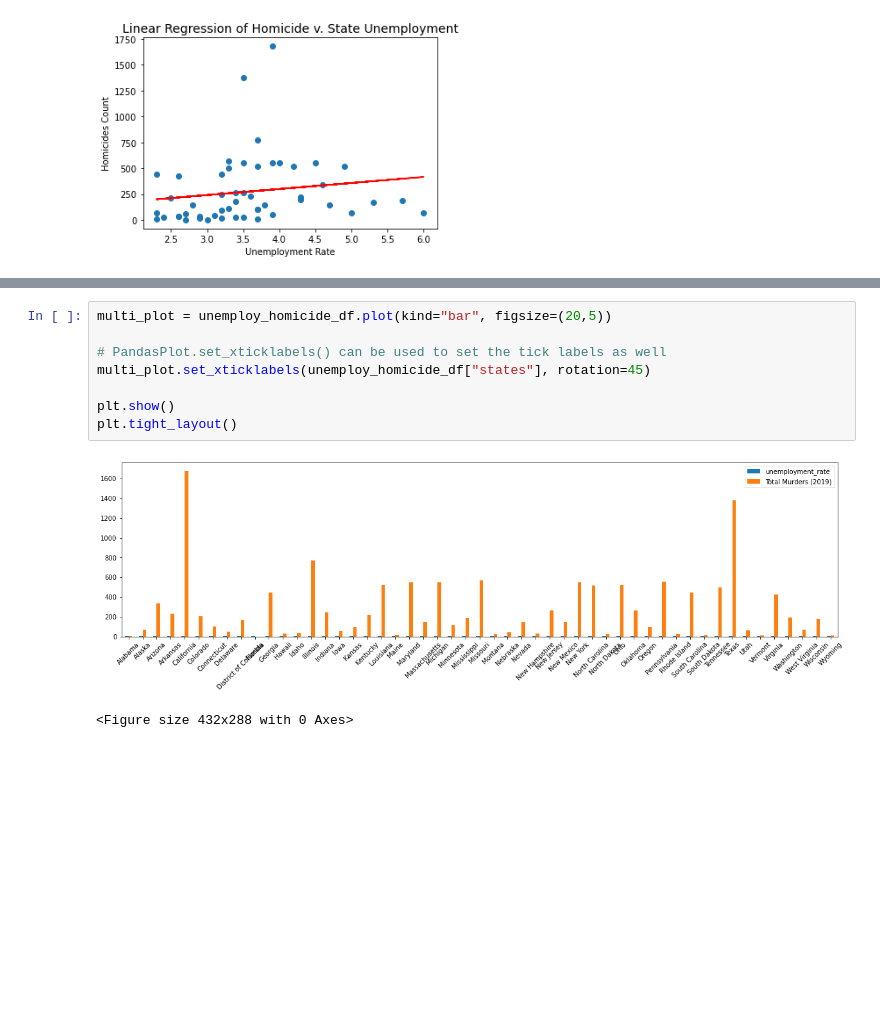
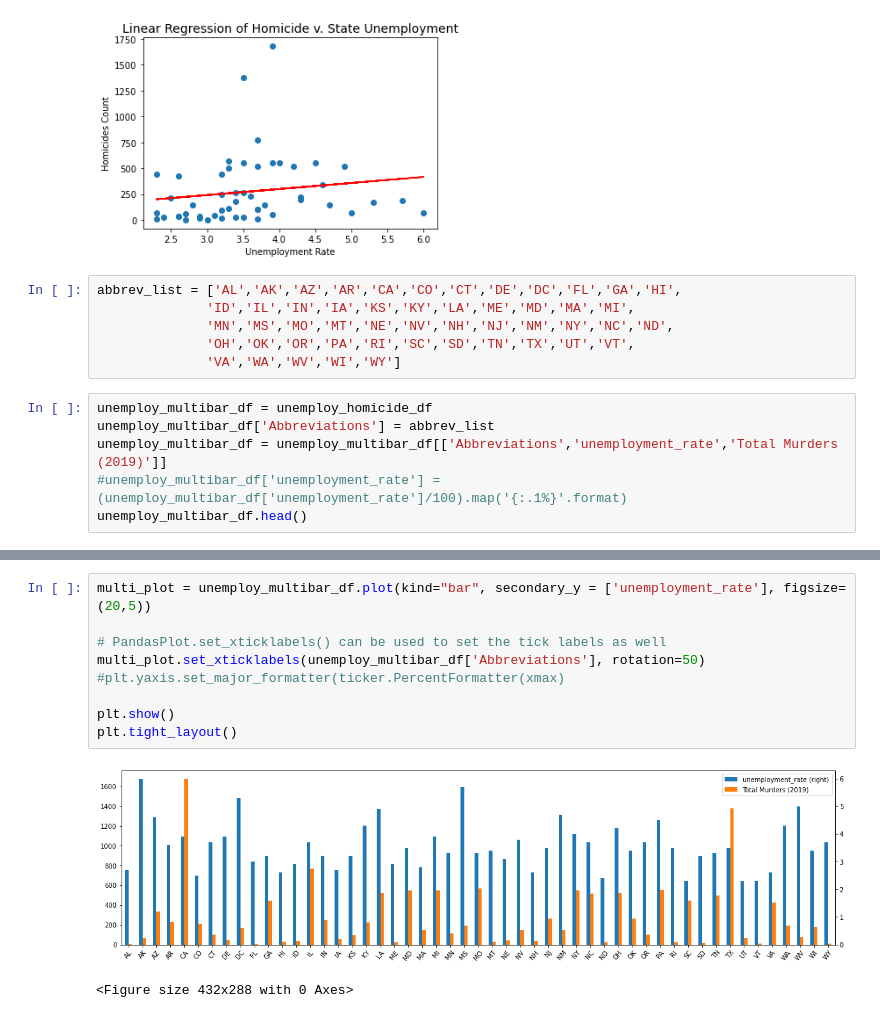
Before and after one commit to akarpie96/CrimeStats, a Jupyter notebook: State_unemployment_NikoEdit_012921.ipynb, the cells around one changed output, grey strips where cells are left out. Saved outputs shown, nothing was run; the diff lists cells and outputs as text; blank space fills up the shorter version.

```diff
--- a/State_unemployment_NikoEdit_012921.ipynb
+++ b/State_unemployment_NikoEdit_012921.ipynb
@@ -102,3 +121,15 @@ plt.show()
 # %% [output]
 The r-squared is: 0.023421047777448953
 [figure]
+# %%
+abbrev_list = ['AL','AK','AZ','AR','CA','CO','CT','DE','DC','FL','GA','HI',
+              'ID','IL','IN','IA','KS','KY','LA','ME','MD','MA','MI',
+              'MN','MS','MO','MT','NE','NV','NH','NJ','NM','NY','NC','ND',
+              'OH','OK','OR','PA','RI','SC','SD','TN','TX','UT','VT',
+              'VA','WA','WV','WI','WY']
+# %%
+unemploy_multibar_df = unemploy_homicide_df
+unemploy_multibar_df['Abbreviations'] = abbrev_list
+unemploy_multibar_df = unemploy_multibar_df[['Abbreviations','unemployment_rate','Total Murders (2019)']]
+#unemploy_multibar_df['unemployment_rate'] = (unemploy_multibar_df['unemployment_rate']/100).map('{:.1%}'.format)
+unemploy_multibar_df.head()
@@ -105,11 +143,12 @@ The r-squared is: 0.023421047777448953
 # %%
-multi_plot = unemploy_homicide_df.plot(kind="bar", figsize=(20,5))
+multi_plot = unemploy_multibar_df.plot(kind="bar", secondary_y = ['unemployment_rate'], figsize=(20,5))
 
 # PandasPlot.set_xticklabels() can be used to set the tick labels as well
-multi_plot.set_xticklabels(unemploy_homicide_df["states"], rotation=45)
+multi_plot.set_xticklabels(unemploy_multibar_df['Abbreviations'], rotation=50)
+#plt.yaxis.set_major_formatter(ticker.PercentFormatter(xmax)
 
 plt.show()
 plt.tight_layout()
 # %% [output]
-[figure, old version]
+[figure, new version]
 <Figure size 432x288 with 0 Axes>
```
Also changed, not shown: parts of 4 cells of this notebook.
